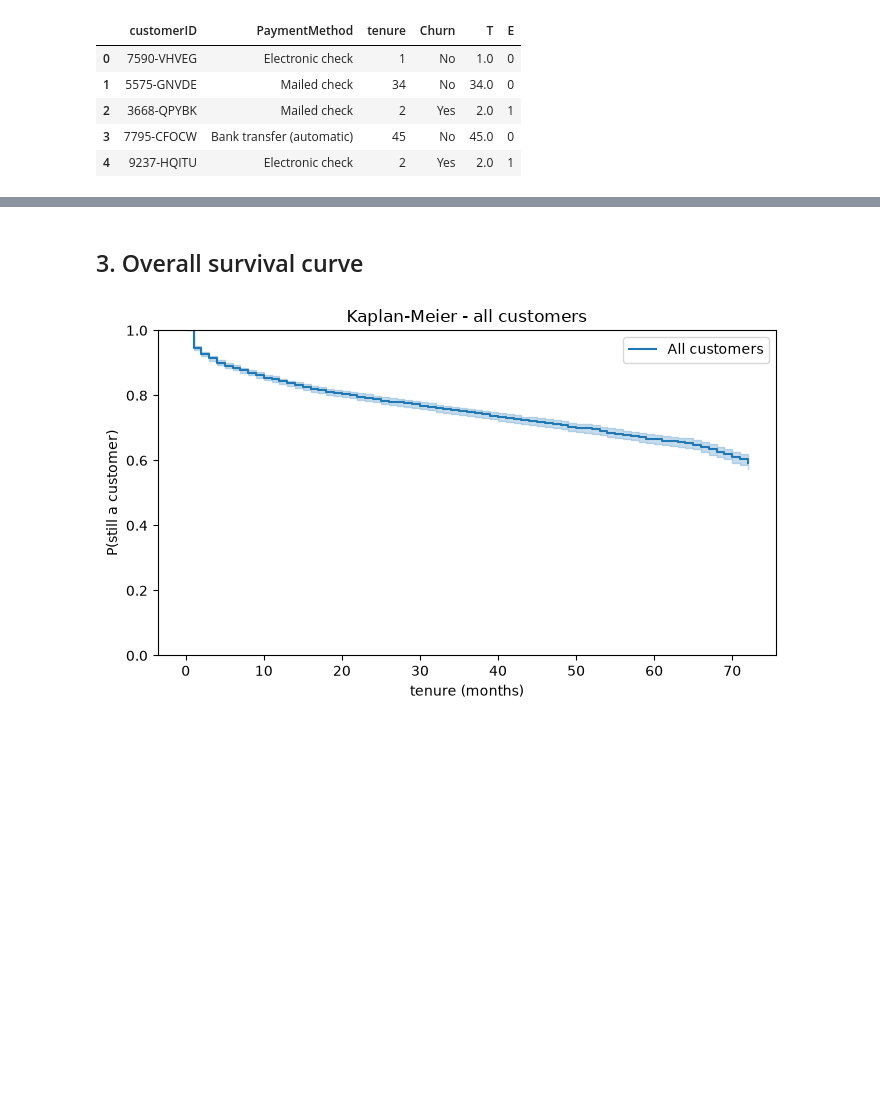
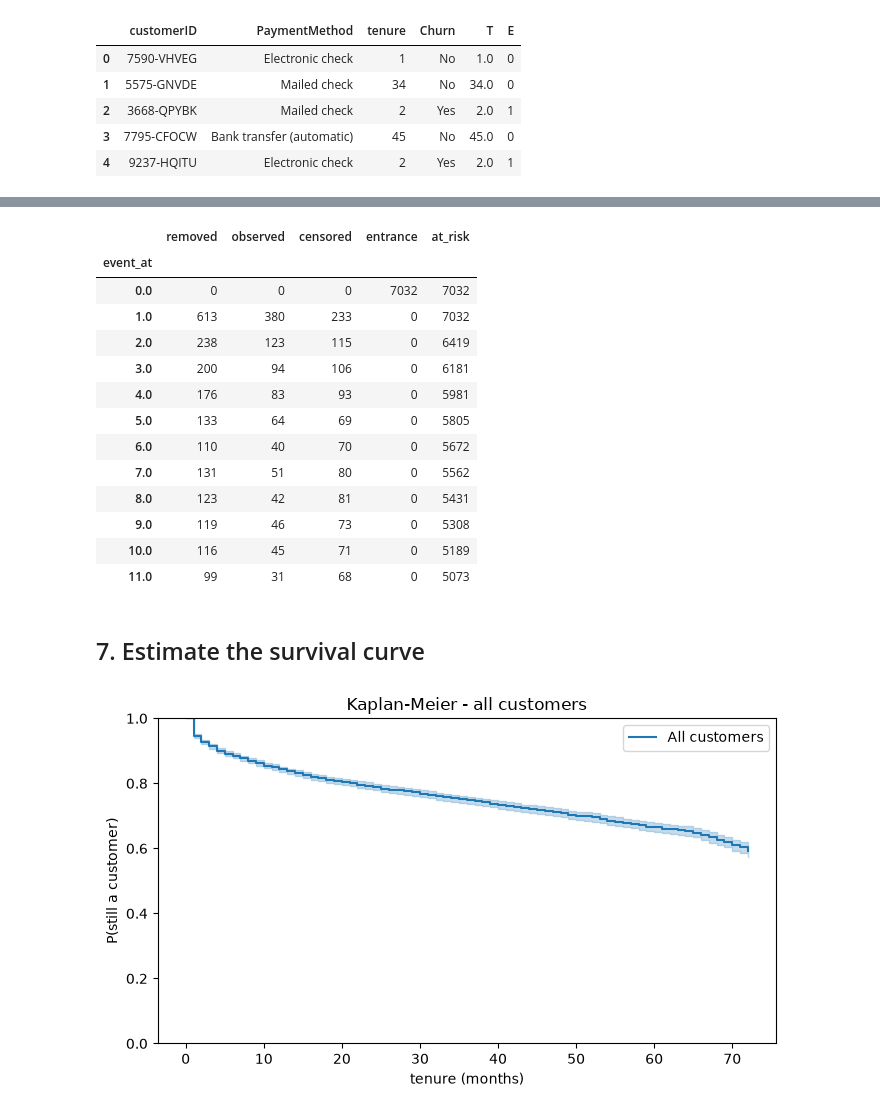
Before and after one commit to Kiatisakk/CPE342-ML, a Jupyter notebook: lab03_rg/Activity_Estimating_Lifetime.ipynb, the cells around one changed output, grey strips where cells are left out. Cells and saved outputs as stored; diff of their text form; code cells hidden in the pictures; blank space fills up the shorter version.

```diff
--- a/lab03_rg/Activity_Estimating_Lifetime.ipynb
+++ b/lab03_rg/Activity_Estimating_Lifetime.ipynb
@@ -105,3 +135,21 @@ kept 7032 rows
+# %%
+life_table = KaplanMeierFitter().fit(df["T"], df["E"]).event_table
+life_table.head(12)
+# %% [output]
+|  | removed | observed | censored | entrance | at_risk |
+| event_at |  |  |  |  |  |
+| 0.0 | 0 | 0 | 0 | 7032 | 7032 |
+| 1.0 | 613 | 380 | 233 | 0 | 7032 |
+| 2.0 | 238 | 123 | 115 | 0 | 6419 |
+| 3.0 | 200 | 94 | 106 | 0 | 6181 |
+| 4.0 | 176 | 83 | 93 | 0 | 5981 |
+| 5.0 | 133 | 64 | 69 | 0 | 5805 |
+| 6.0 | 110 | 40 | 70 | 0 | 5672 |
+| 7.0 | 131 | 51 | 80 | 0 | 5562 |
+| 8.0 | 123 | 42 | 81 | 0 | 5431 |
+| 9.0 | 119 | 46 | 73 | 0 | 5308 |
+| 10.0 | 116 | 45 | 71 | 0 | 5189 |
+| 11.0 | 99 | 31 | 68 | 0 | 5073 |
 # %% [markdown]
-## 3. Overall survival curve
+## 7. Estimate the survival curve
 # %%
```
Also changed, not shown: parts of 32 cells of this notebook, 3 other files.
